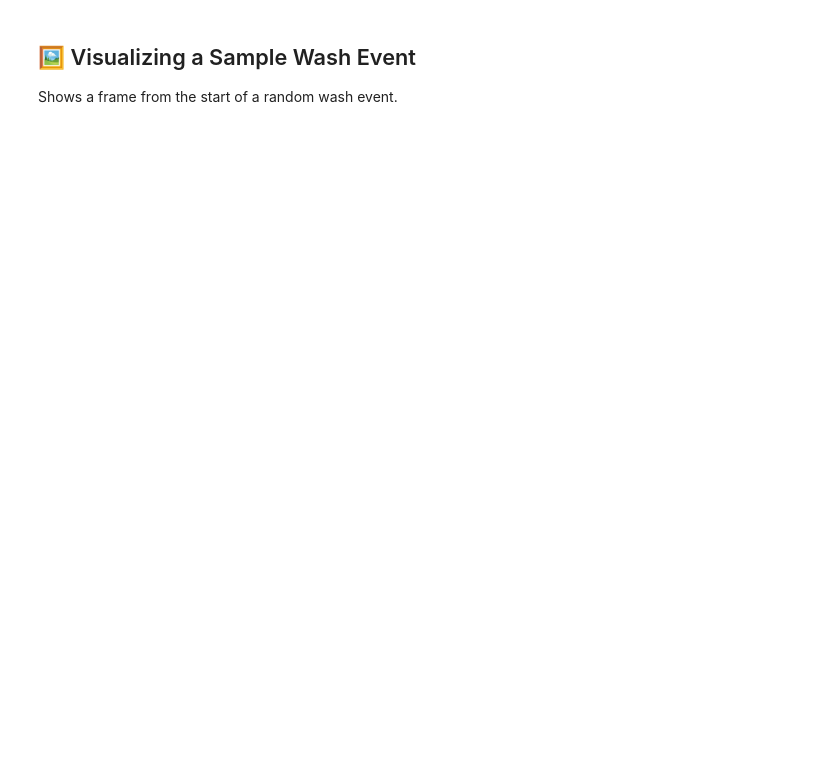
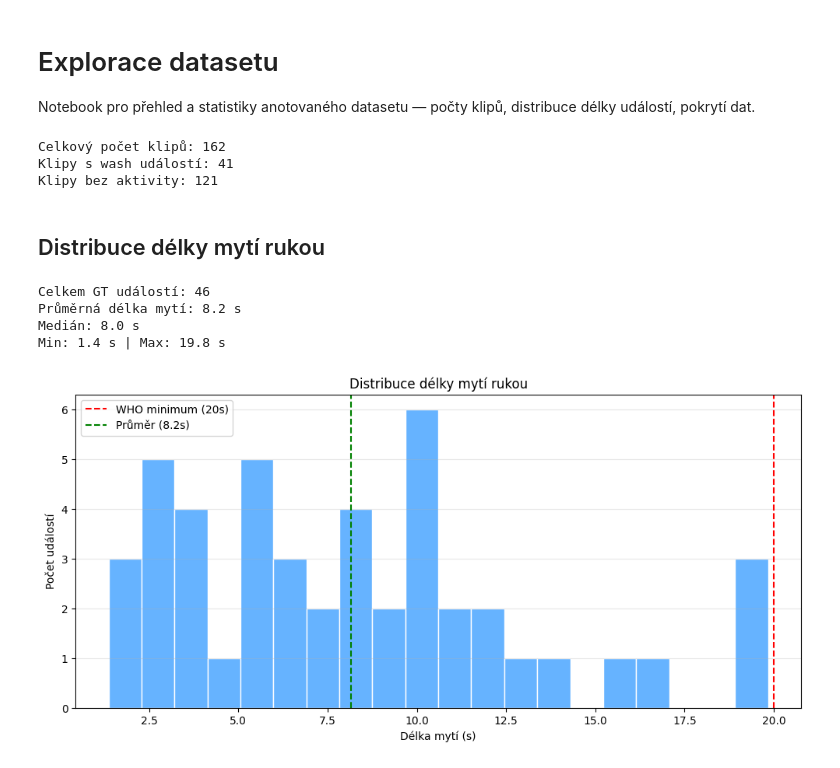
Before and after one commit to RysanekDavid/Bc__HandWashCV, a Jupyter notebook: notebooks/Data_Exploration.ipynb, the cells around one changed output. Cells and saved outputs as stored; diff of their text form; code cells hidden in the pictures; blank space fills up the shorter version.

```diff
--- a/notebooks/Data_Exploration.ipynb
+++ b/notebooks/Data_Exploration.ipynb
@@ -63,4 +0,0 @@ else:
-# %% [markdown]
-## 🖼️ Visualizing a Sample Wash Event
-
-Shows a frame from the start of a random wash event.
@@ -91,0 +1,61 @@ else:
+# %% [markdown]
+# Explorace datasetu
+
+Notebook pro přehled a statistiky anotovaného datasetu — počty klipů, distribuce délky událostí, pokrytí dat.
+# %%
+import sys
+import json
+from pathlib import Path
+
+import pandas as pd
+import matplotlib.pyplot as plt
+
+PROJECT_ROOT = Path.cwd().parent if Path.cwd().name == "notebooks" else Path.cwd()
+sys.path.insert(0, str(PROJECT_ROOT / "src"))
+
+from config import OUTPUTS_DIR, LABELED_DIR
+
+# Načtení anotací
+with open(OUTPUTS_DIR / "annotations.json", "r", encoding="utf-8") as f:
+    data = json.load(f)
+
+print(f"Celkový počet klipů: {len(data)}")
+print(f"Klipy s wash událostí: {sum(1 for v in data.values() if v['events'])}")
+print(f"Klipy bez aktivity: {sum(1 for v in data.values() if not v['events'])}")
+# %% [output]
+Celkový počet klipů: 162
+Klipy s wash událostí: 41
+Klipy bez aktivity: 121
+# %% [markdown]
+## Distribuce délky mytí rukou
+# %%
+# Délky všech anotovaných wash událostí
+durations = []
+for clip, info in data.items():
+    for ev in info["events"]:
+        dur = ev["end_sec"] - ev["start_sec"]
+        durations.append({"clip": clip, "start": ev["start_sec"], "end": ev["end_sec"], "duration": dur})
+
+df = pd.DataFrame(durations)
+print(f"Celkem GT událostí: {len(df)}")
+print(f"Průměrná délka mytí: {df['duration'].mean():.1f} s")
+print(f"Medián: {df['duration'].median():.1f} s")
+print(f"Min: {df['duration'].min():.1f} s | Max: {df['duration'].max():.1f} s")
+
+fig, ax = plt.subplots(figsize=(10, 5))
+ax.hist(df["duration"], bins=20, color="#66b3ff", edgecolor="white")
+ax.axvline(20, color="red", linestyle="--", label="WHO minimum (20s)")
+ax.axvline(df["duration"].mean(), color="green", linestyle="--", label=f"Průměr ({df['duration'].mean():.1f}s)")
+ax.set_xlabel("Délka mytí (s)")
+ax.set_ylabel("Počet událostí")
+ax.set_title("Distribuce délky mytí rukou")
+ax.legend()
+ax.grid(axis="y", alpha=0.3)
+plt.tight_layout()
+plt.show()
+# %% [output]
+Celkem GT událostí: 46
+Průměrná délka mytí: 8.2 s
+Medián: 8.0 s
+Min: 1.4 s | Max: 19.8 s
+[figure, added]
```
Also changed, not shown: parts of 13 cells of this notebook, 29 other files.
